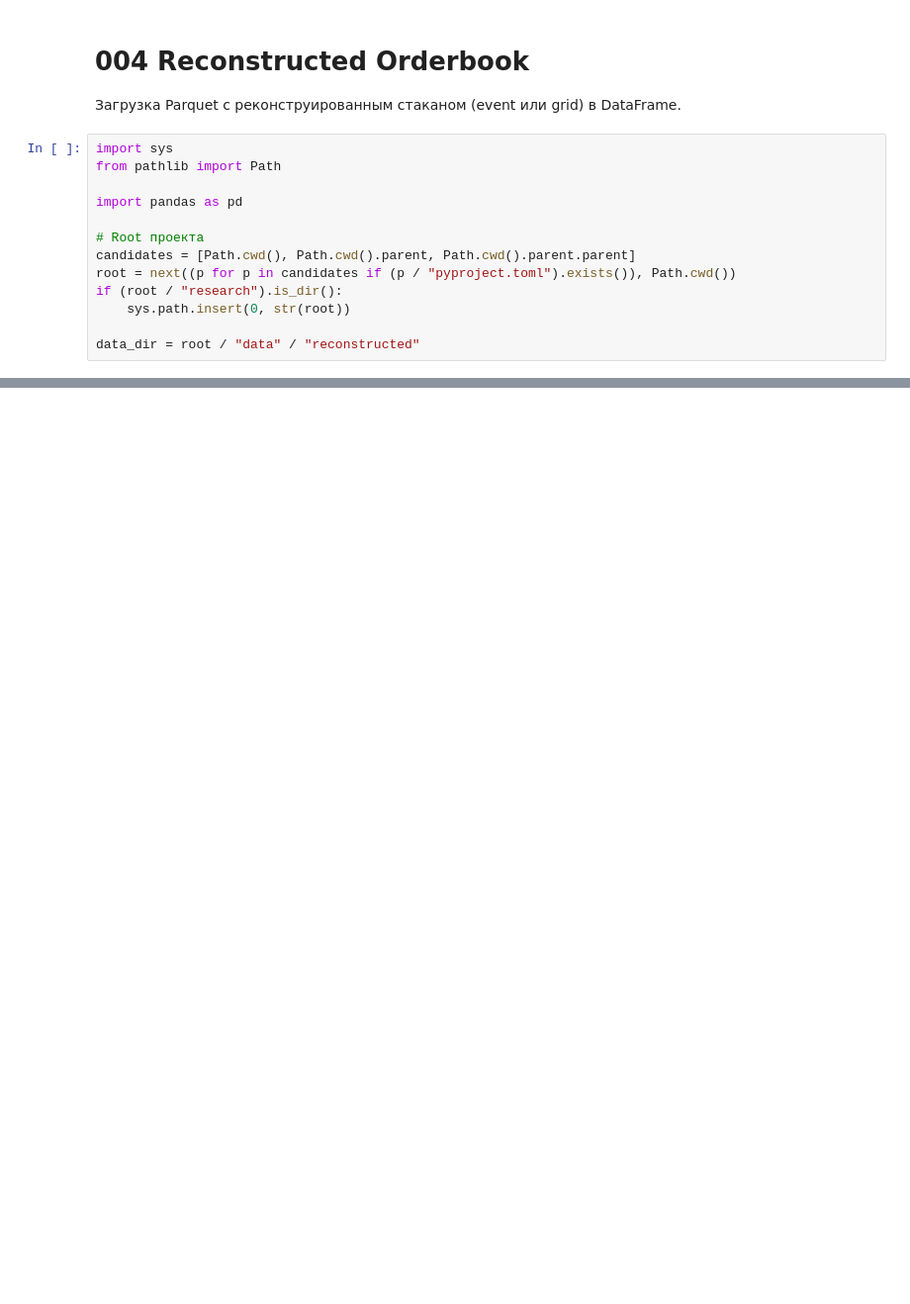
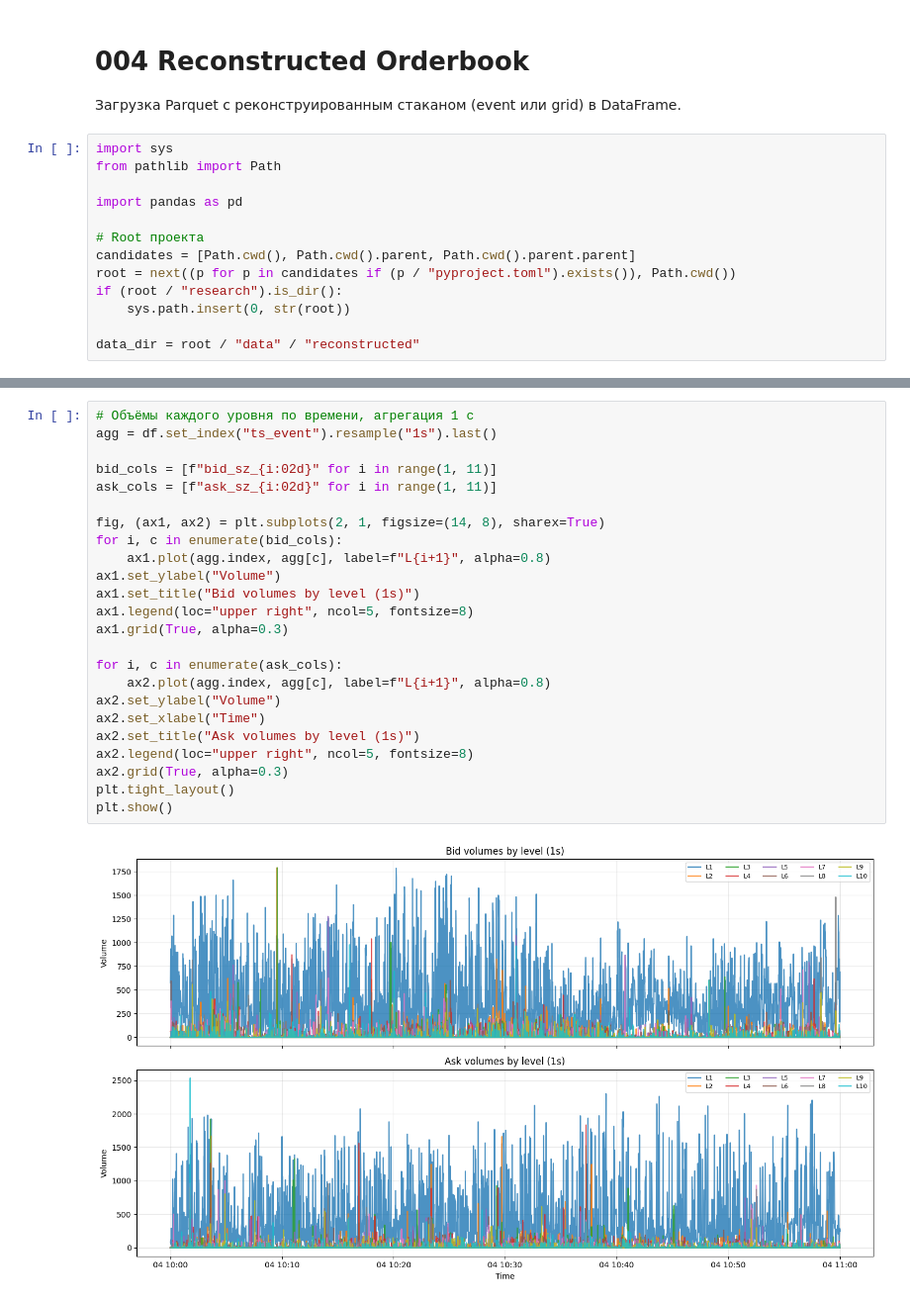
Before and after one commit to SorokaD/okx-hft-research, a Jupyter notebook: notebooks/exploratory/004_reconstructed_orderbook.ipynb, the cells around one changed output, grey strips where cells are left out. Shown at 99% size. Saved outputs shown, nothing was run; the diff lists cells and outputs as text; blank space fills up the shorter version.

```diff
--- a/notebooks/exploratory/004_reconstructed_orderbook.ipynb
+++ b/notebooks/exploratory/004_reconstructed_orderbook.ipynb
@@ -71,0 +122,26 @@ df.describe()
+# %%
+# Объёмы каждого уровня по времени, агрегация 1 с
+agg = df.set_index("ts_event").resample("1s").last()
+
+bid_cols = [f"bid_sz_{i:02d}" for i in range(1, 11)]
+ask_cols = [f"ask_sz_{i:02d}" for i in range(1, 11)]
+
+fig, (ax1, ax2) = plt.subplots(2, 1, figsize=(14, 8), sharex=True)
+for i, c in enumerate(bid_cols):
+    ax1.plot(agg.index, agg[c], label=f"L{i+1}", alpha=0.8)
+ax1.set_ylabel("Volume")
+ax1.set_title("Bid volumes by level (1s)")
+ax1.legend(loc="upper right", ncol=5, fontsize=8)
+ax1.grid(True, alpha=0.3)
+
+for i, c in enumerate(ask_cols):
+    ax2.plot(agg.index, agg[c], label=f"L{i+1}", alpha=0.8)
+ax2.set_ylabel("Volume")
+ax2.set_xlabel("Time")
+ax2.set_title("Ask volumes by level (1s)")
+ax2.legend(loc="upper right", ncol=5, fontsize=8)
+ax2.grid(True, alpha=0.3)
+plt.tight_layout()
+plt.show()
+# %% [output]
+[figure, added]
```
Also changed, not shown: parts of 4 cells of this notebook, 2 other files.
